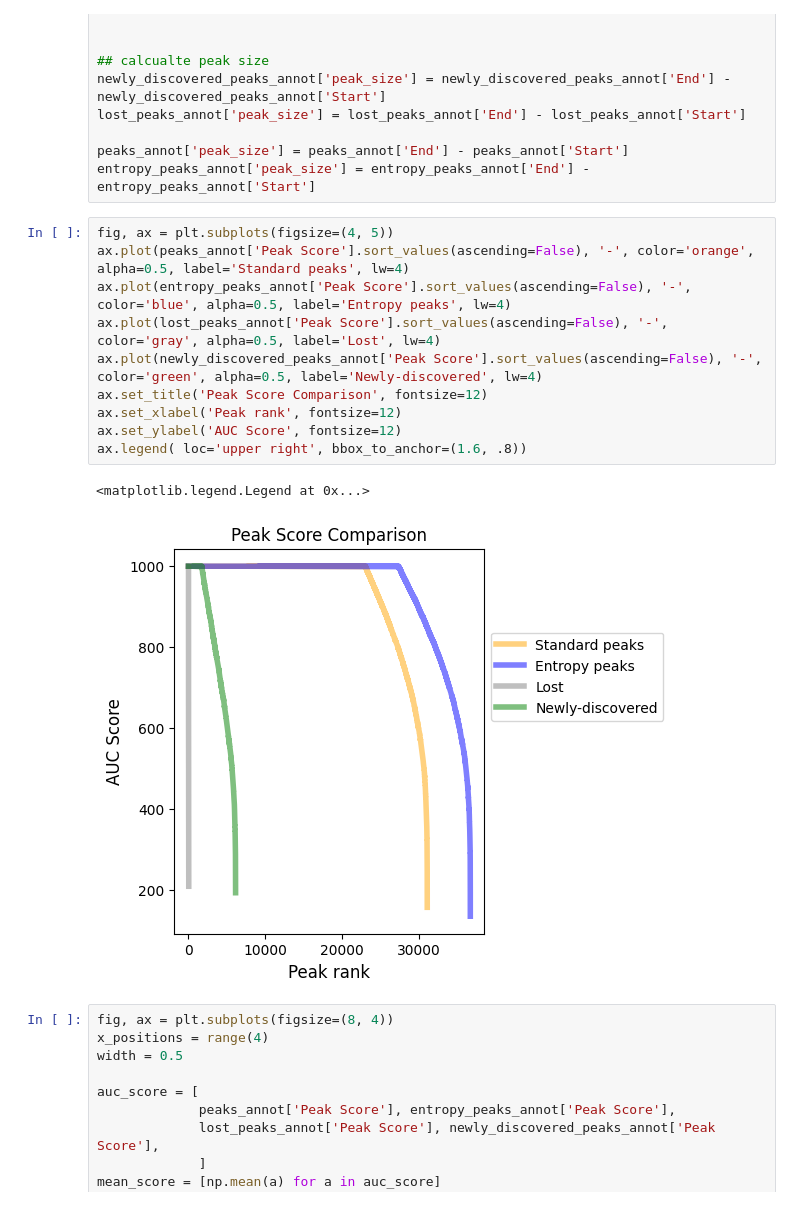
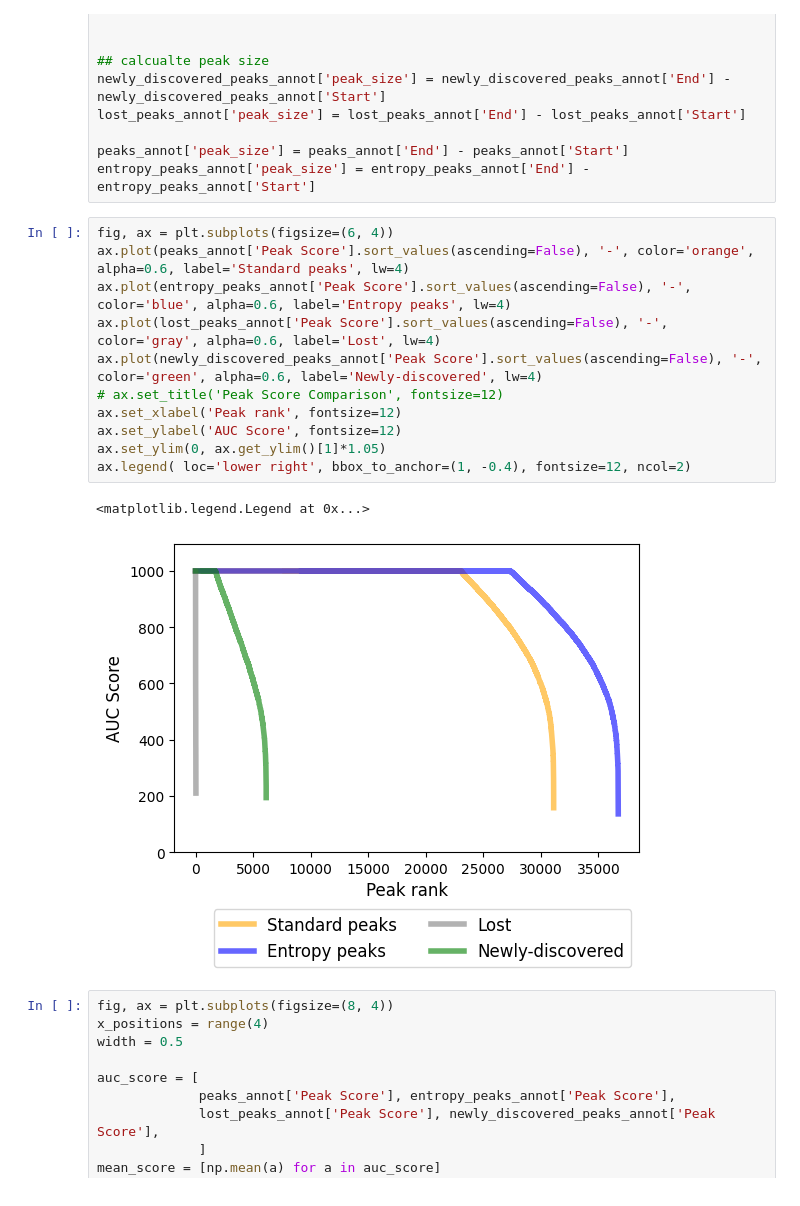
Before and after one commit to streetslab/SADE, a Jupyter notebook: EDA/benchmark_pbmc_compare_modality.ipynb, the cells around one changed output. Saved outputs shown, nothing was run; the diff lists cells and outputs as text.

```diff
--- a/EDA/benchmark_pbmc_compare_modality.ipynb
+++ b/EDA/benchmark_pbmc_compare_modality.ipynb
@@ -678,18 +827,19 @@ lost_peaks_annot['peak_size'] = lost_peaks_annot['End'] - lost_peaks_annot['Star
 peaks_annot['peak_size'] = peaks_annot['End'] - peaks_annot['Start']
 entropy_peaks_annot['peak_size'] = entropy_peaks_annot['End'] - entropy_peaks_annot['Start']
 # %%
-fig, ax = plt.subplots(figsize=(4, 5))
-ax.plot(peaks_annot['Peak Score'].sort_values(ascending=False), '-', color='orange', alpha=0.5, label='Standard peaks', lw=4)
-ax.plot(entropy_peaks_annot['Peak Score'].sort_values(ascending=False), '-', color='blue', alpha=0.5, label='Entropy peaks', lw=4)
-ax.plot(lost_peaks_annot['Peak Score'].sort_values(ascending=False), '-', color='gray', alpha=0.5, label='Lost', lw=4)
-ax.plot(newly_discovered_peaks_annot['Peak Score'].sort_values(ascending=False), '-', color='green', alpha=0.5, label='Newly-discovered', lw=4)
-ax.set_title('Peak Score Comparison', fontsize=12)
+fig, ax = plt.subplots(figsize=(6, 4))
+ax.plot(peaks_annot['Peak Score'].sort_values(ascending=False), '-', color='orange', alpha=0.6, label='Standard peaks', lw=4)
+ax.plot(entropy_peaks_annot['Peak Score'].sort_values(ascending=False), '-', color='blue', alpha=0.6, label='Entropy peaks', lw=4)
+ax.plot(lost_peaks_annot['Peak Score'].sort_values(ascending=False), '-', color='gray', alpha=0.6, label='Lost', lw=4)
+ax.plot(newly_discovered_peaks_annot['Peak Score'].sort_values(ascending=False), '-', color='green', alpha=0.6, label='Newly-discovered', lw=4)
+# ax.set_title('Peak Score Comparison', fontsize=12)
 ax.set_xlabel('Peak rank', fontsize=12)
 ax.set_ylabel('AUC Score', fontsize=12)
-ax.legend( loc='upper right', bbox_to_anchor=(1.6, .8))
+ax.set_ylim(0, ax.get_ylim()[1]*1.05)
+ax.legend( loc='lower right', bbox_to_anchor=(1, -0.4), fontsize=12, ncol=2)
 # %% [output]
 <matplotlib.legend.Legend at 0x...>
-[figure, old version]
+[figure, new version]
 # %%
 fig, ax = plt.subplots(figsize=(8, 4))
 x_positions = range(4)
```
Also changed, not shown: parts of 25 cells of this notebook, 1 other file.
